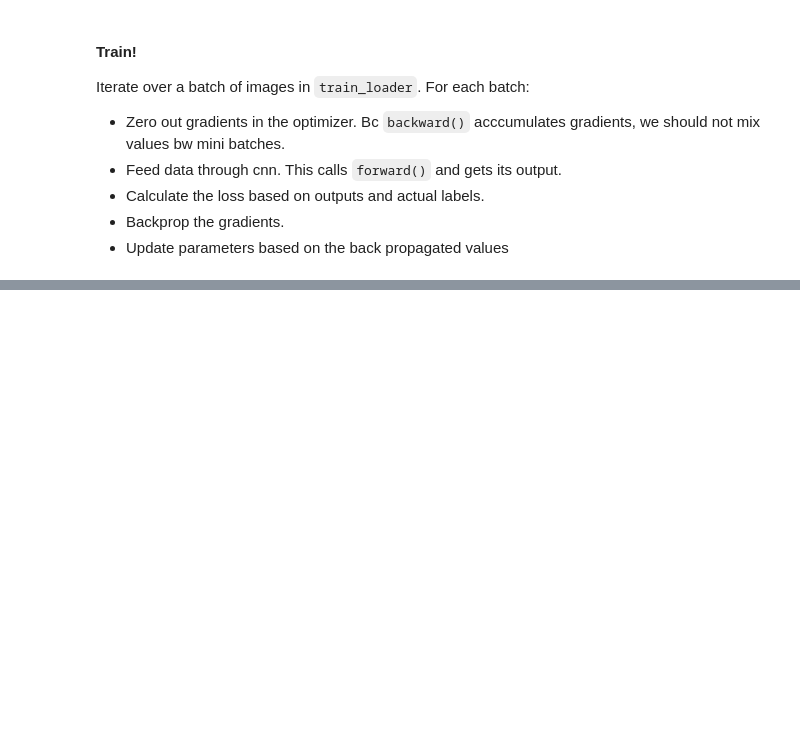
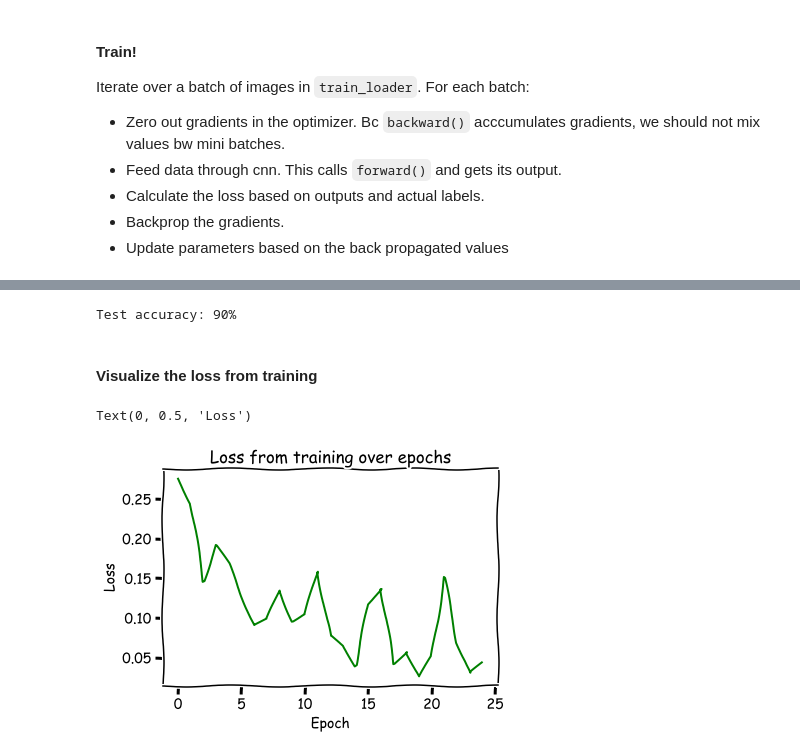
Before and after one commit to dieumynguyen/S2019_ObjectOrientedDesign, a Jupyter notebook: PyTorchPresentation/FashionMNIST_CNNClassifier_PyTorch.ipynb, the cells around one changed output, grey strips where cells are left out. Drawn from its saved outputs; the diff is of its cells as text; code cells hidden in the pictures; blank space fills up the shorter version.

```diff
--- a/PyTorchPresentation/FashionMNIST_CNNClassifier_PyTorch.ipynb
+++ b/PyTorchPresentation/FashionMNIST_CNNClassifier_PyTorch.ipynb
@@ -229,8 +219,27 @@ Epoch: 23/25, Iter: 200/600, Loss: 0.055
 # %%
 cnn.eval()
+
 correct = 0
 total = 0
 for images, labels in test_loader:
     images = Variable(images.float())
     outputs = cnn(images)
-    _, predicted = torch.max()
+    _, predicted = torch.max(outputs.data, 1)
+    total += labels.size(0)
+    correct += (predicted == labels).sum()
+
+print(f"Test accuracy: {100*correct/total}%")
+# %% [output]
+Test accuracy: 90%
+# %% [markdown]
+#### Visualize the loss from training
+# %%
+losses_in_epochs = losses[0::600]
+plt.xkcd()
+plt.plot(losses_in_epochs, c='g')
+plt.title('Loss from training over epochs')
+plt.xlabel('Epoch')
+plt.ylabel('Loss')
+# %% [output]
+Text(0, 0.5, 'Loss')
+[figure, added]
```
Also changed, not shown: parts of 13 cells of this notebook.
